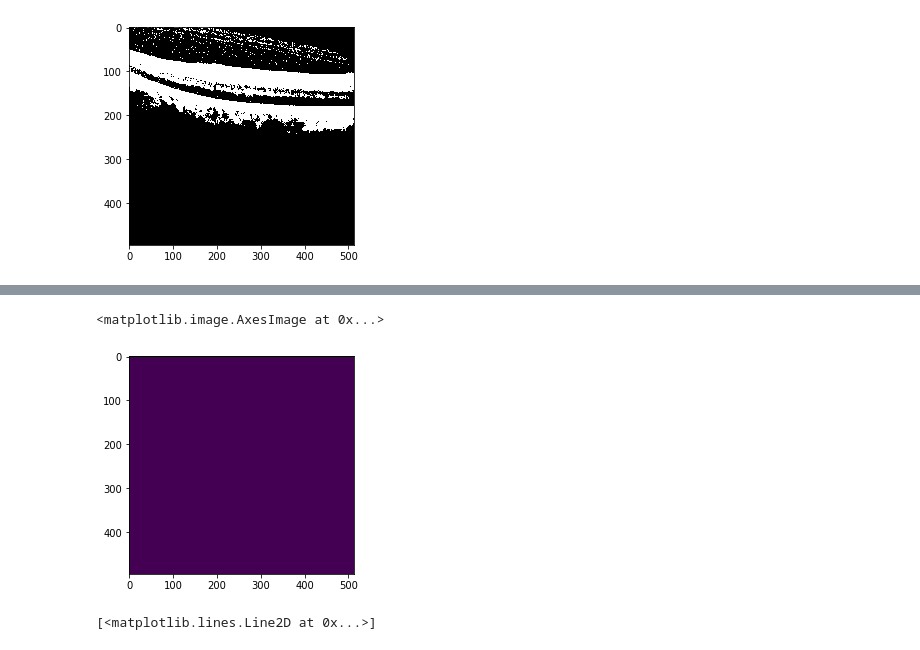
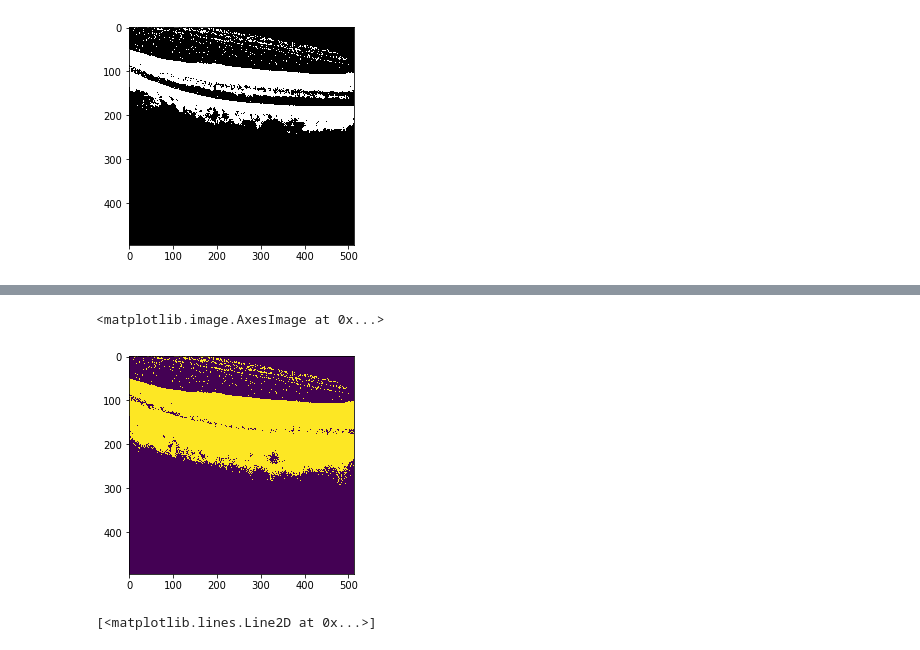
Before and after one commit to tanhakabir/OCTImagePrediction, a Jupyter notebook: Notebook.ipynb, the cells around one changed output, grey strips where cells are left out. Saved outputs shown, nothing was run; the diff lists cells and outputs as text; code cells hidden in the pictures.

Commit message:
refractor basic walker

```diff
--- a/Notebook.ipynb
+++ b/Notebook.ipynb
@@ -98,6 +98,8 @@ plt.imshow(filtered, cmap='gray')
 <matplotlib.image.AxesImage at 0x...>
 [figure]
 # %%
-markers = np.zeros(filtered.shape, dtype=np.uint8)
-markers[filtered < -0.25] = 1
-markers[filtered > 0.25] = 2
+markers = np.zeros(processed.shape, dtype=np.uint8)
+markers[processed < 0.25] = 1
+markers[processed > 0.5] = 2
+
+plt.imshow(markers)
@@ -109,9 +109,9 @@ plt.imshow(markers)
 # %%
-labels = seg.random_walker(filtered, markers, beta=10, mode='bf')
+labels = seg.random_walker(processed, markers, beta=10, mode='bf')
 plt.imshow(labels)
 # %% [output]
 <matplotlib.image.AxesImage at 0x...>
-[figure, old version]
+[figure, new version]
 # %%
 y = 200
 x = 250
```
Also changed, not shown: parts of 2 cells of this notebook, 27 other files.
